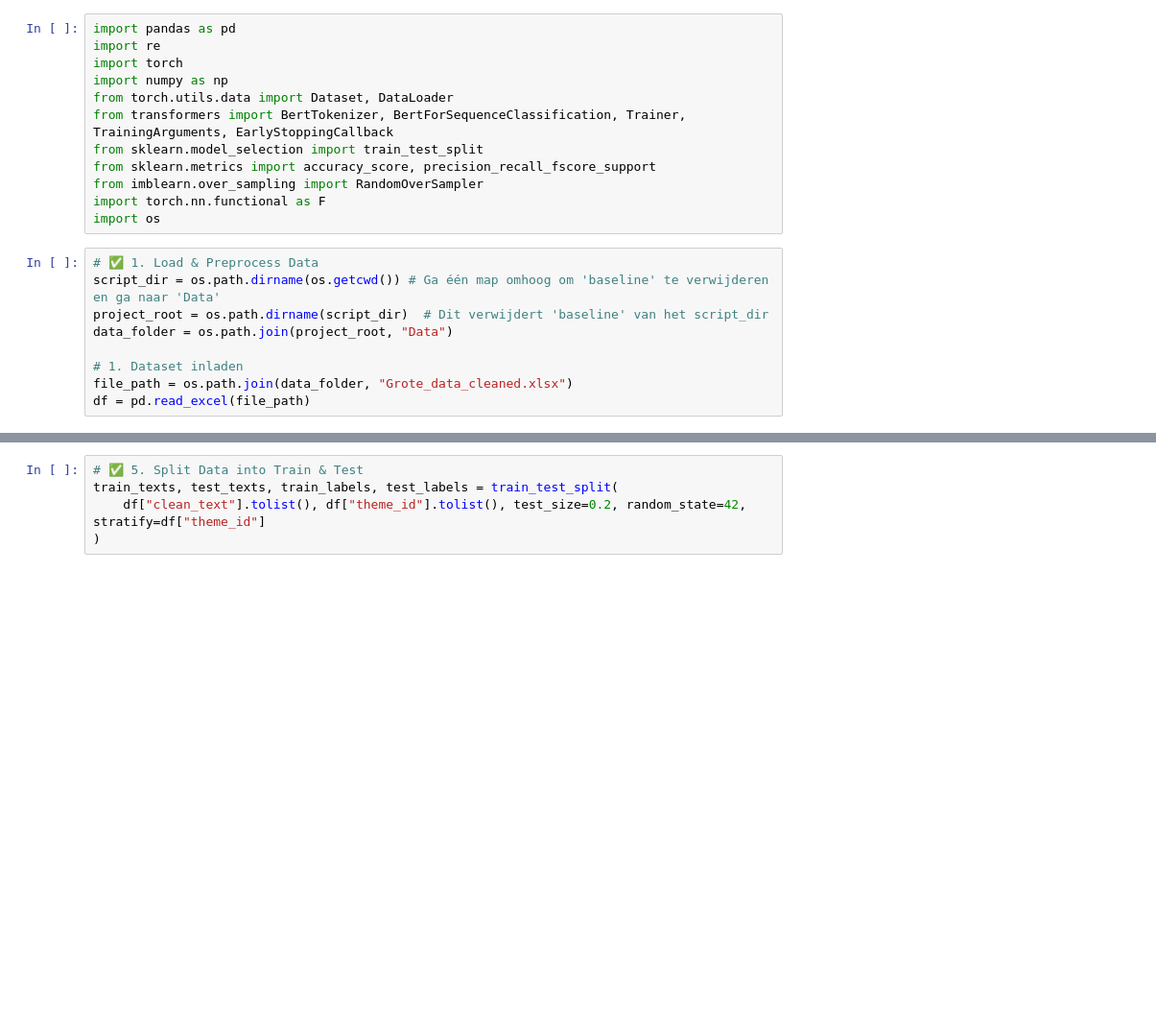
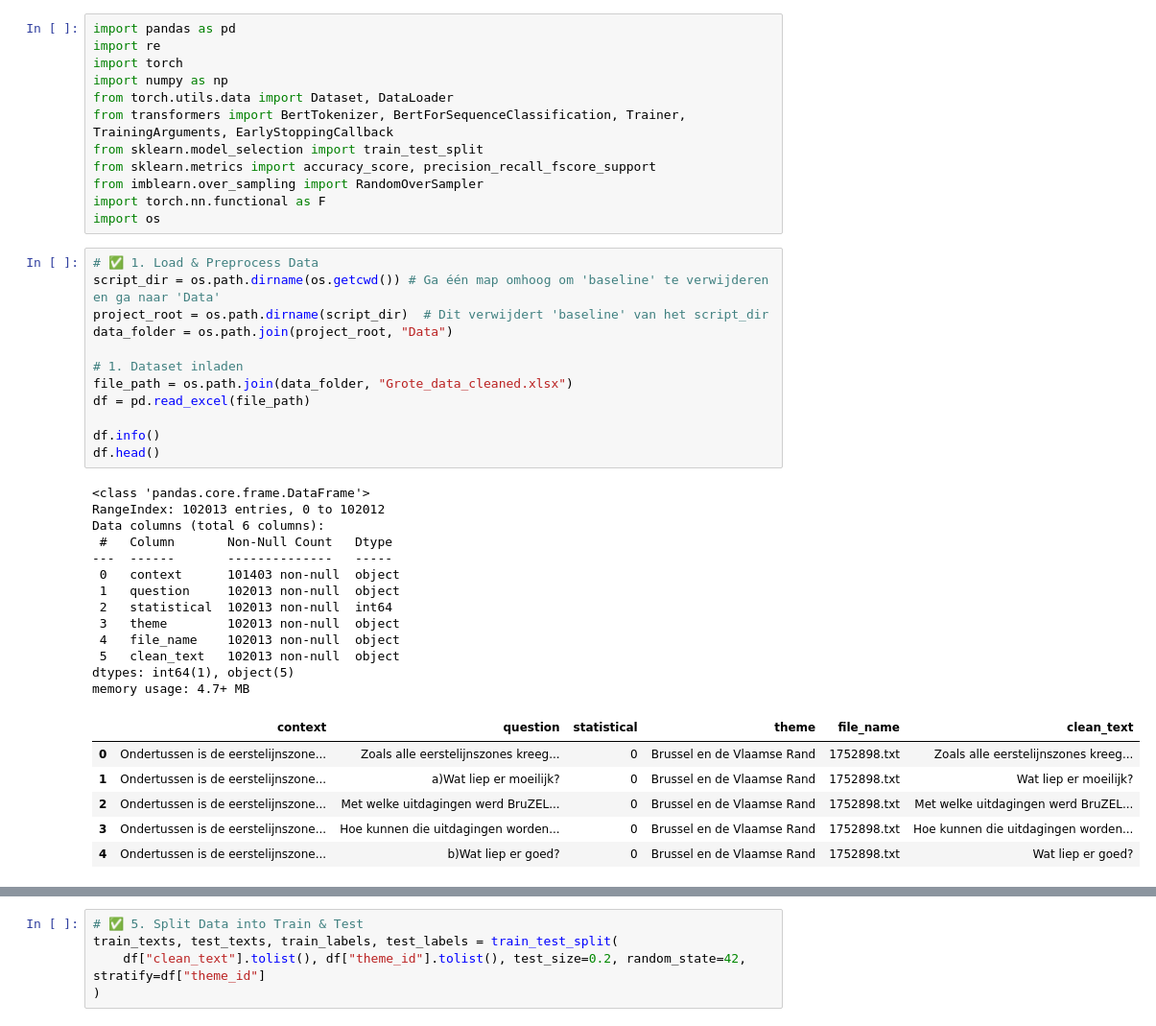
Before and after one commit to Corrie09/IdentifyingAndClassifying-Dutch-Statistical-Questions, a Jupyter notebook: BERT_Classifiers/robBERT/Bert_RobbertImproved.ipynb, the cells around one changed output, grey strips where cells are left out. Shown: that part at 96% size. Cells and saved outputs as stored; diff of their text form; blank space fills up the shorter version.

```diff
--- a/BERT_Classifiers/robBERT/Bert_RobbertImproved.ipynb
+++ b/BERT_Classifiers/robBERT/Bert_RobbertImproved.ipynb
@@ -15,10 +15,33 @@ import os
 # %%
 # ✅ 1. Load & Preprocess Data
 script_dir = os.path.dirname(os.getcwd()) # Ga één map omhoog om 'baseline' te verwijderen en ga naar 'Data'
 project_root = os.path.dirname(script_dir)  # Dit verwijdert 'baseline' van het script_dir
 data_folder = os.path.join(project_root, "Data")
 
 # 1. Dataset inladen
 file_path = os.path.join(data_folder, "Grote_data_cleaned.xlsx")
 df = pd.read_excel(file_path)
+
+df.info()
+df.head()
+# %% [output]
+<class 'pandas.core.frame.DataFrame'>
+RangeIndex: 102013 entries, 0 to 102012
+Data columns (total 6 columns):
+ #   Column       Non-Null Count   Dtype
+---  ------       --------------   -----
+ 0   context      101403 non-null  object
+ 1   question     102013 non-null  object
+ 2   statistical  102013 non-null  int64
+ 3   theme        102013 non-null  object
+ 4   file_name    102013 non-null  object
+ 5   clean_text   102013 non-null  object
+dtypes: int64(1), object(5)
+memory usage: 4.7+ MB
+|  | context | question | statistical | theme | file_name | clean_text |
+| 0 | Ondertussen is de eerstelijnszone... | Zoals alle eerstelijnszones kreeg... | 0 | Brussel en de Vlaamse Rand | 1752898.txt | Zoals alle eerstelijnszones kreeg... |
+| 1 | Ondertussen is de eerstelijnszone... | a)Wat liep er moeilijk? | 0 | Brussel en de Vlaamse Rand | 1752898.txt | Wat liep er moeilijk? |
+| 2 | Ondertussen is de eerstelijnszone... | Met welke uitdagingen werd BruZEL... | 0 | Brussel en de Vlaamse Rand | 1752898.txt | Met welke uitdagingen werd BruZEL... |
+| 3 | Ondertussen is de eerstelijnszone... | Hoe kunnen die uitdagingen worden... | 0 | Brussel en de Vlaamse Rand | 1752898.txt | Hoe kunnen die uitdagingen worden... |
+| 4 | Ondertussen is de eerstelijnszone... | b)Wat liep er goed? | 0 | Brussel en de Vlaamse Rand | 1752898.txt | Wat liep er goed? |
 # %%
```
Also changed, not shown: parts of 8 cells of this notebook, 31 other files.
